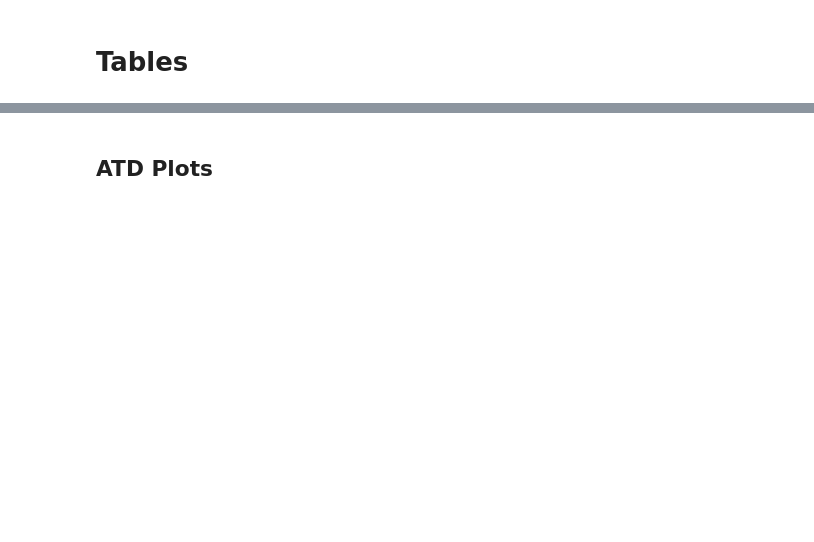
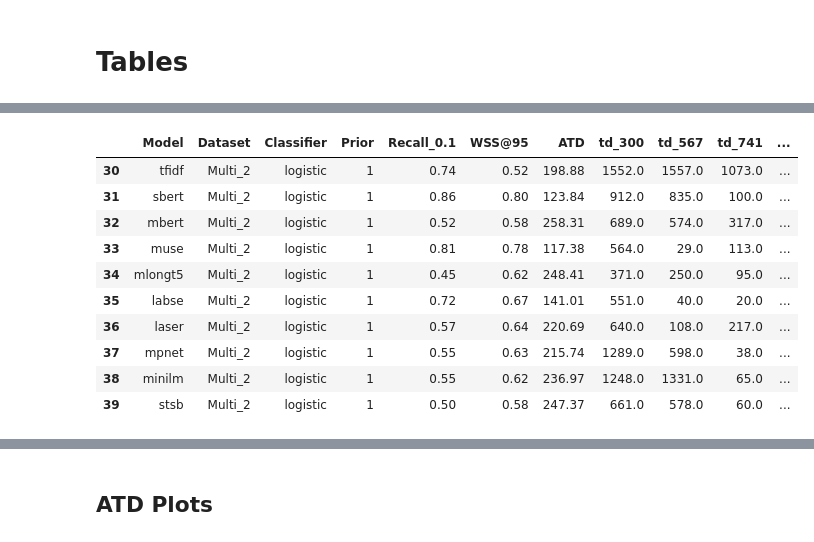
Before and after one commit to Robdboer/Multilingual-Feature-Extractors-Study, a Jupyter notebook: scripts/Simulation Results.ipynb, the cells around one changed output, grey strips where cells are left out. Cells and saved outputs as stored; diff of their text form; code cells hidden in the pictures; blank space fills up the shorter version.

```diff
--- a/scripts/Simulation Results.ipynb
+++ b/scripts/Simulation Results.ipynb
@@ -81,9 +109,21 @@ sim[['Model', 'Dataset', 'Classifier', 'Prior',
 # %%
 #Specific simulations
 sim = metrics_df.loc[(metrics_df.Classifier == 'logistic') & (metrics_df.Prior == '1') & (metrics_df.Dataset == 'Multi_2')]
 sim[['Model', 'Dataset', 'Classifier', 'Prior',
         'Recall_0.1', 'WSS@95',
-        'ATD', 'td_300', 'td_567', 'td_741', 'td_878', 'td_1112', 'td_sum']]
+        'ATD', 'td_300', 'td_567', 'td_741', 'td_878', 'td_1112', 'ctd_targets']].round(2)
+# %% [output]
+|  | Model | Dataset | Classifier | Prior | Recall_0.1 | WSS@95 | ATD | td_300 | td_567 | td_741 | ... |
+| 30 | tfidf | Multi_2 | logistic | 1 | 0.74 | 0.52 | 198.88 | 1552.0 | 1557.0 | 1073.0 | ... |
+| 31 | sbert | Multi_2 | logistic | 1 | 0.86 | 0.80 | 123.84 | 912.0 | 835.0 | 100.0 | ... |
+| 32 | mbert | Multi_2 | logistic | 1 | 0.52 | 0.58 | 258.31 | 689.0 | 574.0 | 317.0 | ... |
+| 33 | muse | Multi_2 | logistic | 1 | 0.81 | 0.78 | 117.38 | 564.0 | 29.0 | 113.0 | ... |
+| 34 | mlongt5 | Multi_2 | logistic | 1 | 0.45 | 0.62 | 248.41 | 371.0 | 250.0 | 95.0 | ... |
+| 35 | labse | Multi_2 | logistic | 1 | 0.72 | 0.67 | 141.01 | 551.0 | 40.0 | 20.0 | ... |
+| 36 | laser | Multi_2 | logistic | 1 | 0.57 | 0.64 | 220.69 | 640.0 | 108.0 | 217.0 | ... |
+| 37 | mpnet | Multi_2 | logistic | 1 | 0.55 | 0.63 | 215.74 | 1289.0 | 598.0 | 38.0 | ... |
+| 38 | minilm | Multi_2 | logistic | 1 | 0.55 | 0.62 | 236.97 | 1248.0 | 1331.0 | 65.0 | ... |
+| 39 | stsb | Multi_2 | logistic | 1 | 0.50 | 0.58 | 247.37 | 661.0 | 578.0 | 60.0 | ... |
 # %%
 #Average grouped by dataset
 sim = metrics_df
```
Also changed, not shown: parts of 15 cells of this notebook, 1 other file.
